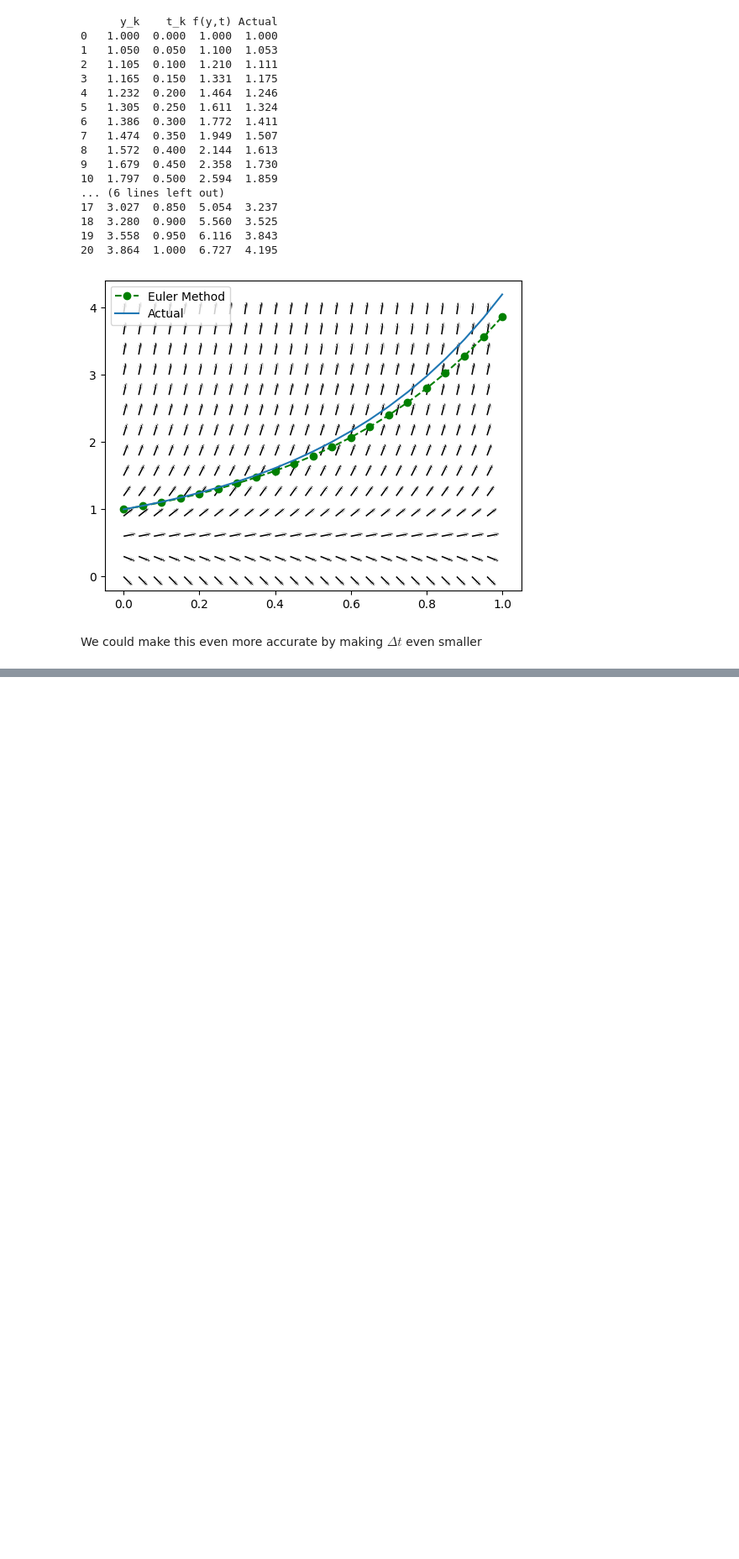
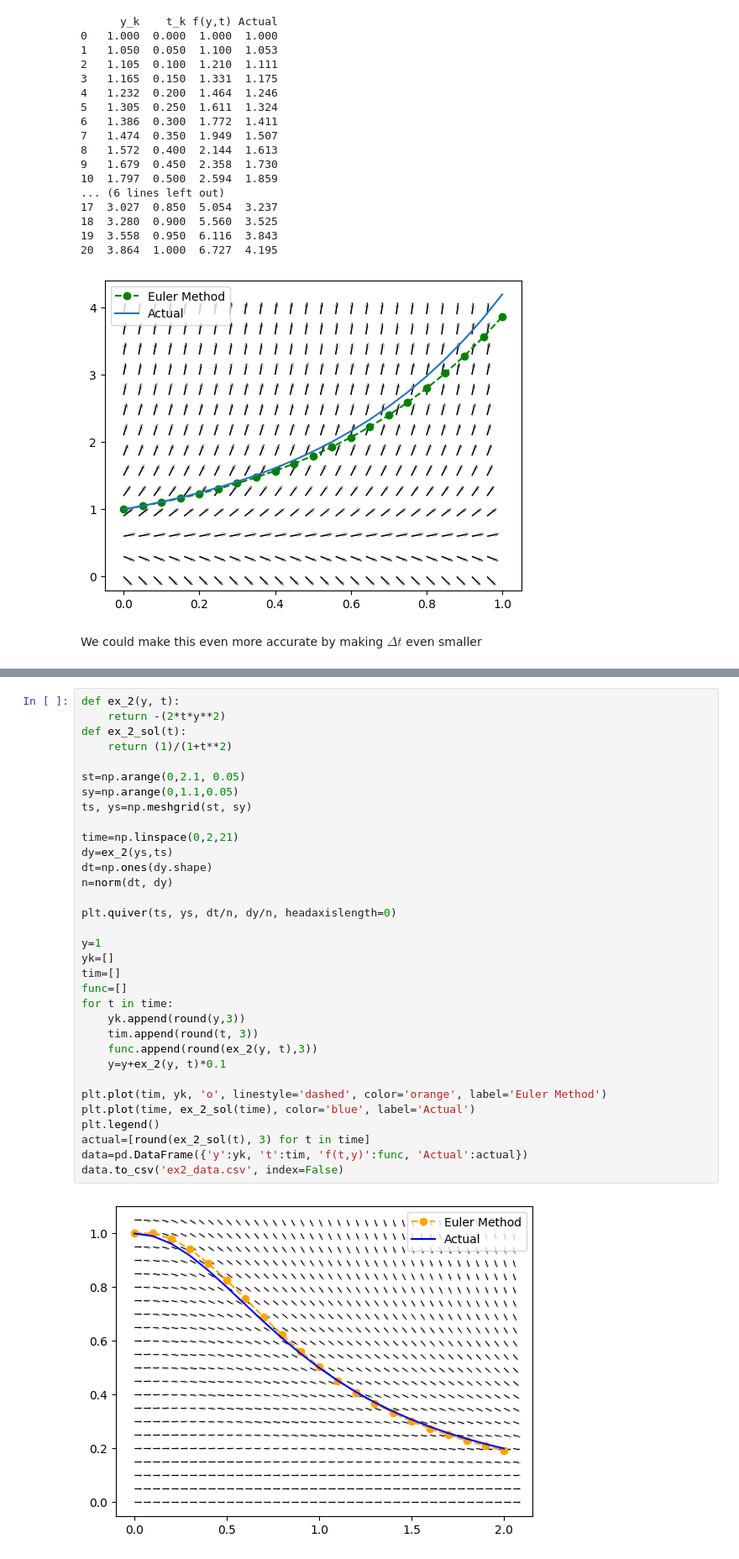
Before and after one commit to FatAnorexic/Math-and-Physics, a Jupyter notebook: diffy_q/euler_methods/examples_practic.ipynb, the cells around one changed output, grey strips where cells are left out. Shown at 84% size. Saved outputs shown, nothing was run; the diff lists cells and outputs as text; blank space fills up the shorter version.

```diff
--- a/diffy_q/euler_methods/examples_practic.ipynb
+++ b/diffy_q/euler_methods/examples_practic.ipynb
@@ -112,0 +125,35 @@ print(data101)
+# %%
+def ex_2(y, t):
+    return -(2*t*y**2)
+def ex_2_sol(t):
+    return (1)/(1+t**2)
+
+st=np.arange(0,2.1, 0.05)
+sy=np.arange(0,1.1,0.05)
+ts, ys=np.meshgrid(st, sy)
+
+time=np.linspace(0,2,21)
+dy=ex_2(ys,ts)
+dt=np.ones(dy.shape)
+n=norm(dt, dy)
+
+plt.quiver(ts, ys, dt/n, dy/n, headaxislength=0)
+
+y=1
+yk=[]
+tim=[]
+func=[]
+for t in time:
+    yk.append(round(y,3))
+    tim.append(round(t, 3))
+    func.append(round(ex_2(y, t),3))
+    y=y+ex_2(y, t)*0.1
+
+plt.plot(tim, yk, 'o', linestyle='dashed', color='orange', label='Euler Method')
+plt.plot(time, ex_2_sol(time), color='blue', label='Actual')
+plt.legend()
+actual=[round(ex_2_sol(t), 3) for t in time]
+data=pd.DataFrame({'y':yk, 't':tim, 'f(t,y)':func, 'Actual':actual})
+data.to_csv('ex2_data.csv', index=False)
+# %% [output]
+[figure, added]
```
Also changed, not shown: parts of 4 cells of this notebook, 1 other file.
